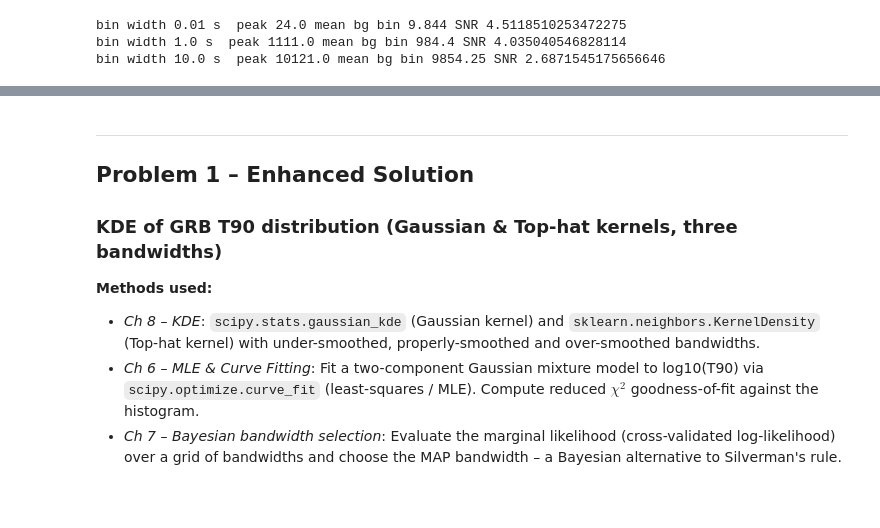
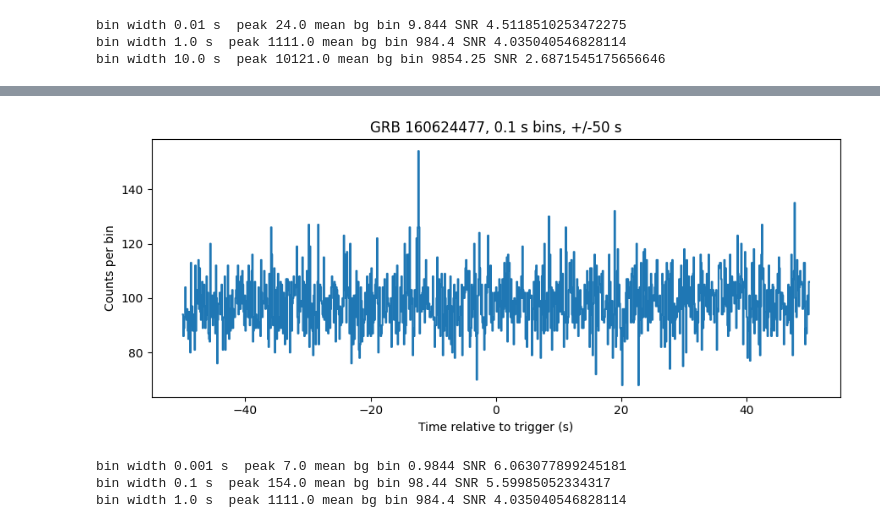
Before and after one commit to RonakSinghRaina/PROJECT-NEW, a Jupyter notebook: RONAK_SINGH_RAINA_IMS23319_assign4.ipynb, the cells around one changed output, grey strips where cells are left out. Drawn from its saved outputs; the diff is of its cells as text; code cells hidden in the pictures; blank space fills up the shorter version.

Commit message:
reduced bin size

```diff
--- a/RONAK_SINGH_RAINA_IMS23319_assign4.ipynb
+++ b/RONAK_SINGH_RAINA_IMS23319_assign4.ipynb
@@ -14,7 +14,7 @@ from sklearn.neighbors import KernelDensity
 
 catalog = Path.cwd() / "fermigbrst_t90.csv"
 if not catalog.exists():
-    catalog = Path(r"C:\Users\RONAK SINGH\Documents\Data analysis course\PROJECT NEW\fermigbrst_t90.csv")
+    catalog = Path(r"Fermi_GBM_catalog_15_8_22.txt")
 
 t90_df = pd.read_csv(catalog)
 if "T90" in t90_df.columns:
@@ -207,10 +199,69 @@ The following solutions re-answer the three assignment problems using **specific
-# %% [markdown]
----
-## Problem 1 – Enhanced Solution
-### KDE of GRB T90 distribution (Gaussian & Top-hat kernels, three bandwidths)
-
-**Methods used:**
-- *Ch 8 – KDE*: `scipy.stats.gaussian_kde` (Gaussian kernel) and `sklearn.neighbors.KernelDensity` (Top-hat kernel) with under-smoothed, properly-smoothed and over-smoothed bandwidths.
-- *Ch 6 – MLE & Curve Fitting*: Fit a two-component Gaussian mixture model to log10(T90) via `scipy.optimize.curve_fit` (least-squares / MLE). Compute reduced $\chi^2$ goodness-of-fit against the histogram.
-- *Ch 7 – Bayesian bandwidth selection*: Evaluate the marginal likelihood (cross-validated log-likelihood) over a grid of bandwidths and choose the MAP bandwidth – a Bayesian alternative to Silverman's rule.
+# %%
+# Problem 3 — histogram light curve (Ch.7-style binning); FITS via astropy.io.fits
+import numpy as np
+import matplotlib.pyplot as plt
+from pathlib import Path
+from astropy.io import fits
+
+fits_path = Path(r"C:\Users\RONAK SINGH\Downloads\DataSets (1)\DataSets\glg_tte_n2_bn160624477_v00.fit")
+trigger = 488460437.76
+half_window = 50.0
+
+with fits.open(fits_path) as hdul:
+    times = np.asarray(hdul["EVENTS"].data["TIME"], dtype=float)
+
+t_sel_list = []
+for j in range(len(times)):
+    tr = times[j] - trigger
+    if tr < -half_window:
+        continue
+    if tr > half_window:
+        continue
+    t_sel_list.append(tr)
+t_sel = np.array(t_sel_list, dtype=float)
+
+# Reduced display bin width from 1.0 to 0.1
+binw_display = 0.1
+bins_a = np.arange(-half_window, half_window + 1e-9, binw_display)
+counts_a, edges_a = np.histogram(t_sel, bins=bins_a)
+centers_a = 0.5 * (edges_a[:-1] + edges_a[1:])
+
+plt.figure(figsize=(9, 4))
+plt.step(centers_a, counts_a, where="mid")
+plt.xlabel("Time relative to trigger (s)")
+plt.ylabel("Counts per bin")
+# Updated title to reflect the new 0.1s bins
+plt.title("GRB 160624477, 0.1 s bins, +/-50 s")
+plt.tight_layout()
+plt.show()
+
+bg_edge = 25.0
+# Reduced bin widths to test
+bin_widths = [0.001, 0.1, 1.0]
+for b in range(len(bin_widths)):
+    bw = bin_widths[b]
+    bins = np.arange(-half_window, half_window + 1e-9, bw)
+    c, edges = np.histogram(t_sel, bins=bins)
+    centers = 0.5 * (edges[:-1] + edges[1:])
+    peak = float(c[0])
+    for k in range(1, len(c)):
+        if c[k] > peak:
+            peak = float(c[k])
+    s_bg = 0.0
+    n_bg = 0
+    for k in range(len(c)):
+        if abs(centers[k]) > bg_edge:
+            s_bg = s_bg + float(c[k])
+            n_bg = n_bg + 1
+    if n_bg > 0:
+        bg_mean = s_bg / n_bg
+    else:
+        bg_mean = 1.0
+    snr = (peak - bg_mean) / np.sqrt(bg_mean + 1e-12)
+    print("bin width", bw, "s  peak", peak, "mean bg bin", bg_mean, "SNR", snr)
+# %% [output]
+[figure, added]
+bin width 0.001 s  peak 7.0 mean bg bin 0.9844 SNR 6.063077899245181
+bin width 0.1 s  peak 154.0 mean bg bin 98.44 SNR 5.59985052334317
+bin width 1.0 s  peak 1111.0 mean bg bin 984.4 SNR 4.035040546828114
 # %%
```
Also changed, not shown: parts of 7 cells of this notebook, 5 other files.
